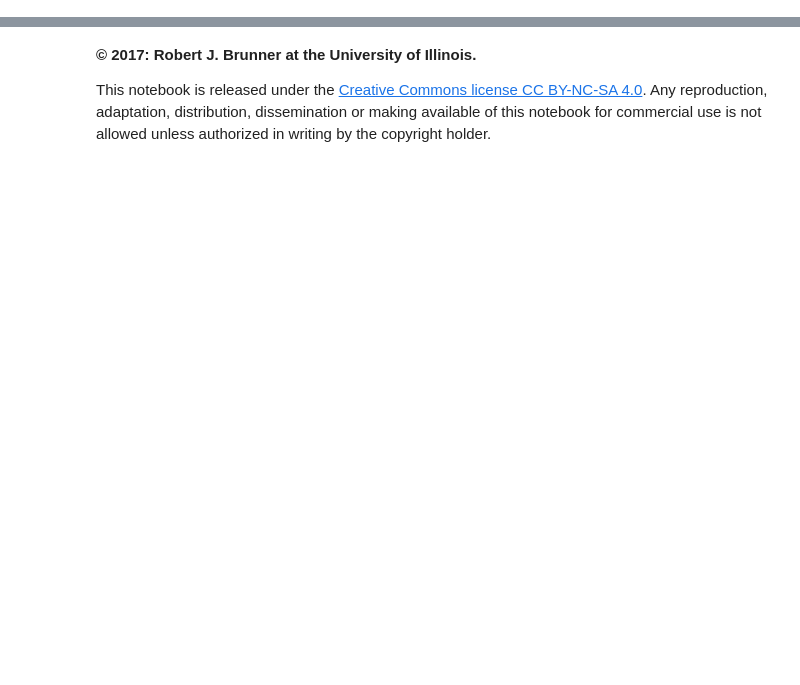
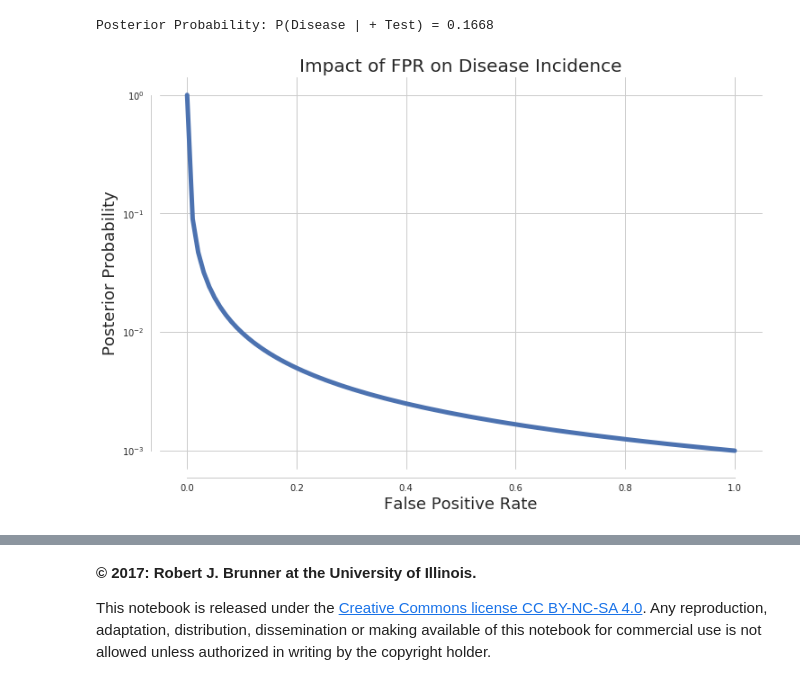
Before and after one commit to liweiweng/accy571-fa17, a Jupyter notebook: Module9/notebooks/intro2bs.ipynb, the cells around one changed output, grey strips where cells are left out. Cells and saved outputs as stored; diff of their text form; code cells hidden in the pictures; blank space fills up the shorter version.

```diff
--- a/Module9/notebooks/intro2bs.ipynb
+++ b/Module9/notebooks/intro2bs.ipynb
@@ -49,0 +151,39 @@ A
+# %%
+p_prior = 0.001 # Prior: Probability of having the disease (Prior)
+p_pgd = 1.0      # (1. - FNR): Probability of being positive given you have the disease
+p_pgnd = 0.005   # FPR: Probability of being positive given you do not have the disease
+
+# Apply Bayes Theorem
+posterior = p_prior * p_pgd / (p_prior * p_pgd + (1 - p_prior) * p_pgnd)
+
+print(f'Posterior Probability: P(Disease | + Test) = {posterior:5.4f}')
+# %% [output]
+Posterior Probability: P(Disease | + Test) = 0.1668
+# %%
+# Set default Seaborn plotting style
+sns.set_style('whitegrid')
+
+#Create figure
+fig, ax = plt.subplots(figsize=(12, 8))
+
+# Define FNR, and compute posterior
+fpr = np.linspace(0.0, 1.0, 100)
+p_pgnd = fpr
+
+# Apply Bayes Theorem
+posterior = p_prior * p_pgd / (p_prior * p_pgd + (1 - p_prior) * p_pgnd)
+
+# Plot posterior
+ax.plot(fpr, posterior, lw=5)
+
+# Decorate plot
+ax.set(title='Impact of FPR on Disease Incidence',
+       xlabel='False Positive Rate', ylabel='Posterior Probability')
+
+# Use log-scale for y-axis
+ax.set_yscale('log')
+
+# Clean-up
+sns.despine(offset = 10, trim=True)
+# %% [output]
+[figure, added]
```
Also changed, not shown: parts of 14 cells of this notebook, 7 other files.
